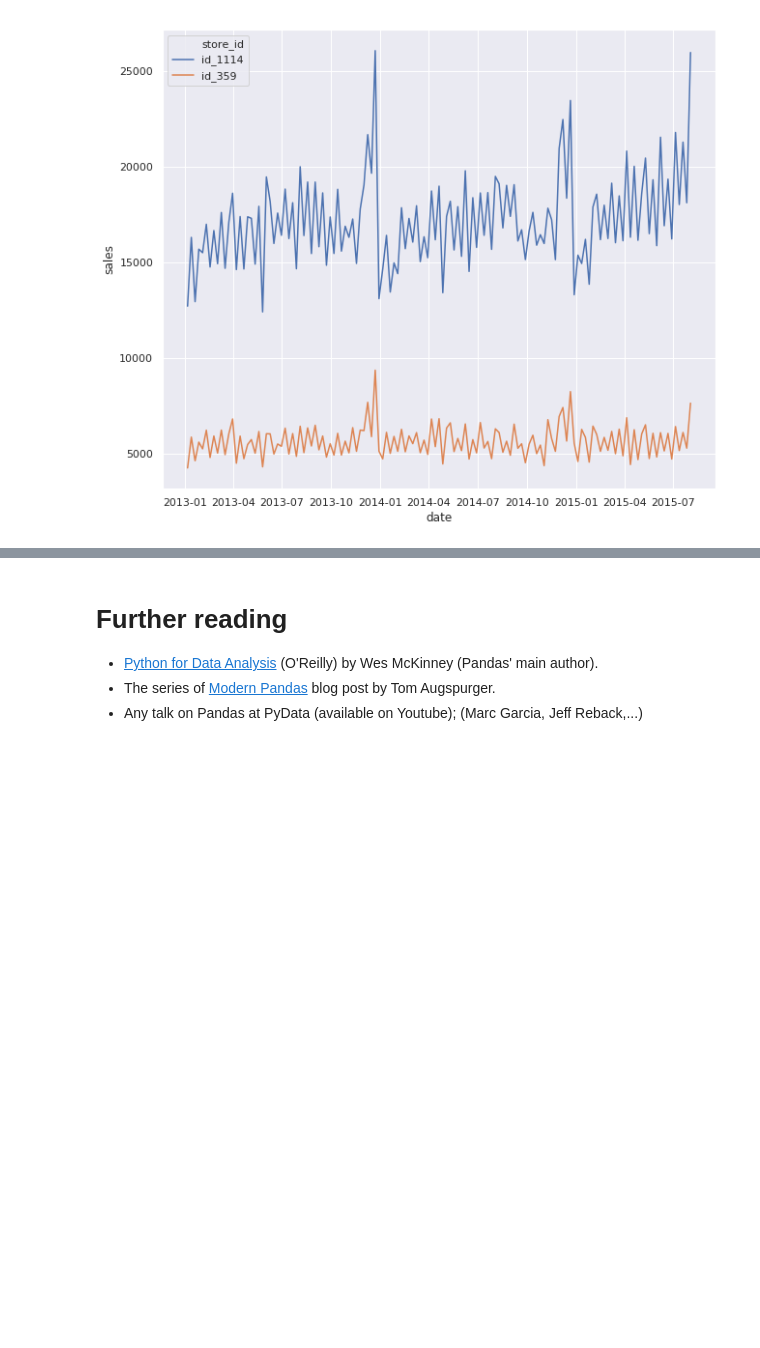
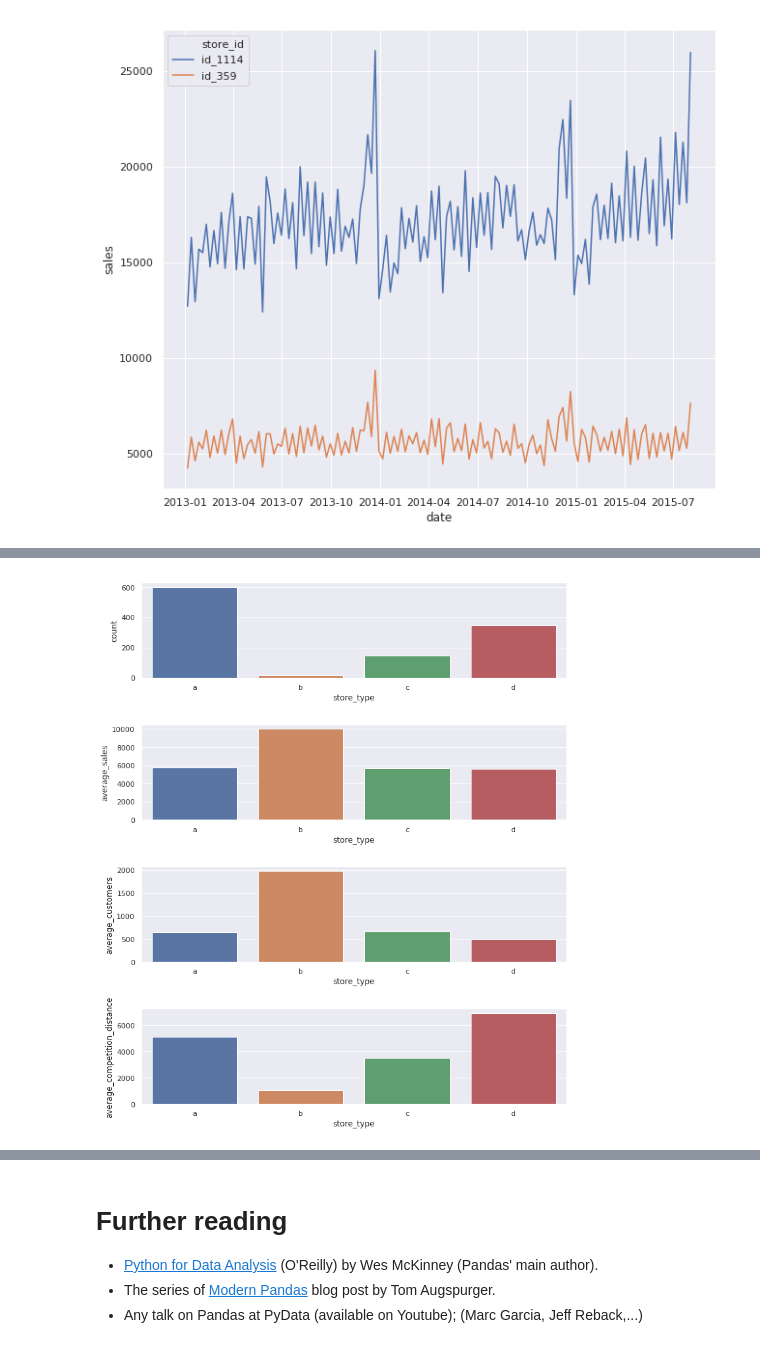
Before and after one commit to RomainSabathe/pandas-introduction, a Jupyter notebook: notebook.ipynb, the cells around one changed output, grey strips where cells are left out. Cells and saved outputs as stored; diff of their text form; code cells hidden in the pictures; blank space fills up the shorter version.

```diff
--- a/notebook.ipynb
+++ b/notebook.ipynb
@@ -708,0 +774,20 @@ Based on only 2 stores, it looks like both of our hypothese apply: it's a mixtur
+# %%
+def to_numeric(df, column_name):
+    df = df.copy()
+    df[column_name] = pd.to_numeric(df[column_name], errors='coerce')
+    return df
+
+df_stores = (pd.read_csv('rossmann/stores.csv')
+               .rename(columns=camel_to_snake)
+               .rename(columns={'store': 'store_id'})
+               .astype(dict(store_id=str,
+                            store_type='category',
+                            assortment='category',
+                            competition_open_since_month='category',
+                            promo2='bool'))
+               .pipe(to_numeric, 'competition_distance')
+               .pipe(to_numeric, 'competition_open_since_year')
+               .pipe(to_numeric, 'promo2_since_week')
+               .pipe(to_numeric, 'promo2_since_year')
+               .drop(columns='promo_interval'))
+df_stores.head(10)
@@ -708,0 +811,55 @@ Based on only 2 stores, it looks like both of our hypothese apply: it's a mixtur
+# %%
+fig, axs = plt.subplots(4, 1, figsize=(10.80 * 0.95, 9.20 * 1.3))
+
+# Plotting the number of stores per 'store_type'.
+sns.barplot(x='store_type',
+            y='count',
+            data=df_stores.groupby('store_type')
+                          .count()
+                          .iloc[:, 0]
+                          .rename('count')
+                          .reset_index(),
+           ax=axs[0])
+
+# Plotting the average sale per 'store_type'.
+sns.barplot(x='store_type',
+            y='average_sales',
+            data=pd.concat([df.groupby('store_id')
+                              .mean()
+                              .loc[:, ['sales']],
+                            df_stores.set_index('store_id')
+                                     .loc[:, ['store_type']]],
+                            axis=1)
+                   .groupby('store_type')
+                   .mean()
+                   .assign(average_sales=lambda df: df.sales)
+                   .reset_index(),
+           ax=axs[1])
+
+# Plotting the average number of customers per 'store_type'.
+sns.barplot(x='store_type',
+            y='average_customers',
+            data=pd.concat([df.groupby('store_id')
+                              .mean()
+                              .loc[:, ['customers']],
+                            df_stores.set_index('store_id')
+                                     .loc[:, ['store_type']]],
+                            axis=1)
+                   .groupby('store_type')
+                   .mean()
+                   .assign(average_customers=lambda df: df.customers)
+                   .reset_index(),
+           ax=axs[2])
+
+# Plotting the average competition distance per 'store_type'.
+sns.barplot(x='store_type',
+            y='average_competition_distance',
+            data=df_stores.groupby('store_type')
+                          .mean()
+                          .assign(average_competition_distance= lambda df: df.competition_distance)
+                          .reset_index(),
+           ax=axs[3])
+
+plt.tight_layout()
+# %% [output]
+[figure, added]
```
Also changed, not shown: parts of 17 cells of this notebook.
